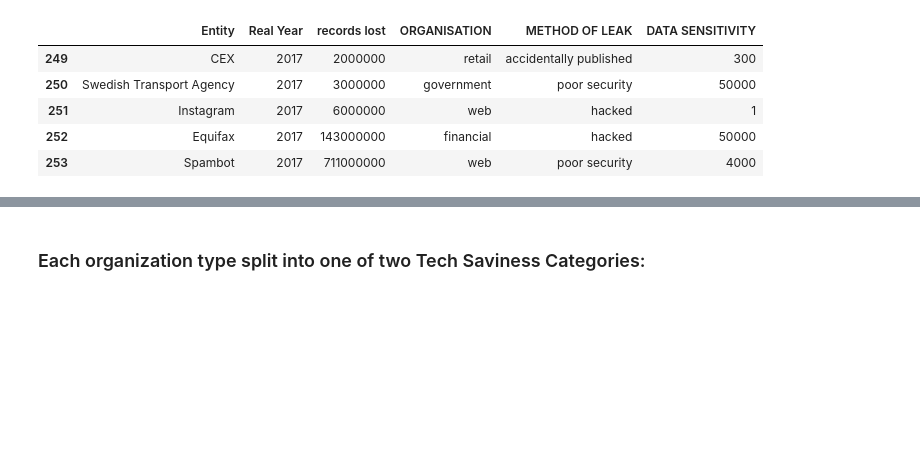
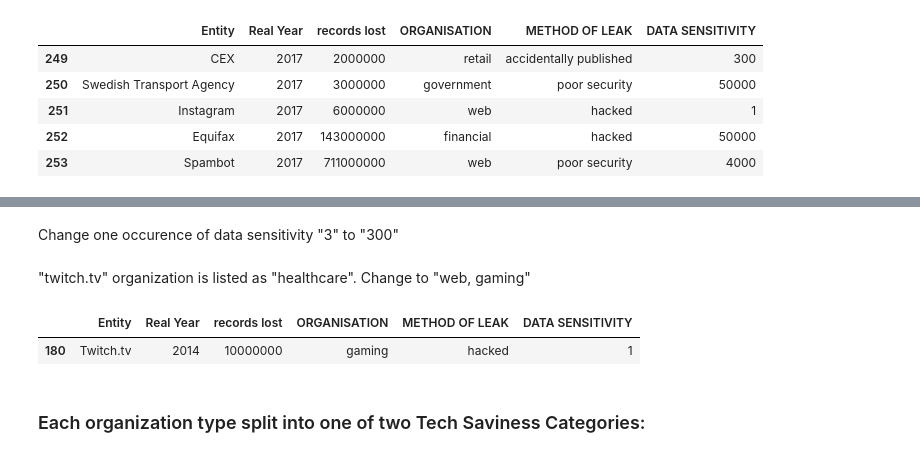
Before and after one commit to melvinchow/DashboardsVisuals, a Jupyter notebook: Melvin_Lab2.ipynb, the cells around one changed output, grey strips where cells are left out. Cells and saved outputs as stored; diff of their text form; code cells hidden in the pictures; blank space fills up the shorter version.

```diff
--- a/Melvin_Lab2.ipynb
+++ b/Melvin_Lab2.ipynb
@@ -104,0 +100,2 @@ cleaned6.loc[cleaned5['DATA SENSITIVITY'] == 3, 'DATA SENSITIVITY'] = 300
+# %% [markdown]
+Change one occurence of data sensitivity "3" to "300"
@@ -105,3 +105,13 @@ cleaned6.loc[cleaned5['DATA SENSITIVITY'] == 3, 'DATA SENSITIVITY'] = 300
+# %% [markdown]
+"twitch.tv" organization is listed as "healthcare". Change to "web, gaming"
+# %%
+cleaned7 = cleaned6.copy()
+cleaned7.loc[cleaned6['Entity'] == 'Twitch.tv', 'ORGANISATION'] = 'gaming'
+# %%
+cleaned7.loc[cleaned7['Entity'] == 'Twitch.tv']
+# %% [output]
+|  | Entity | Real Year | records lost | ORGANISATION | METHOD OF LEAK | DATA SENSITIVITY |
+| 180 | Twitch.tv | 2014 | 10000000 | gaming | hacked | 1 |
 # %% [markdown]
 ### Each organization type split into one of two Tech Saviness Categories:
 # %%
```
Also changed, not shown: parts of 20 cells of this notebook.
